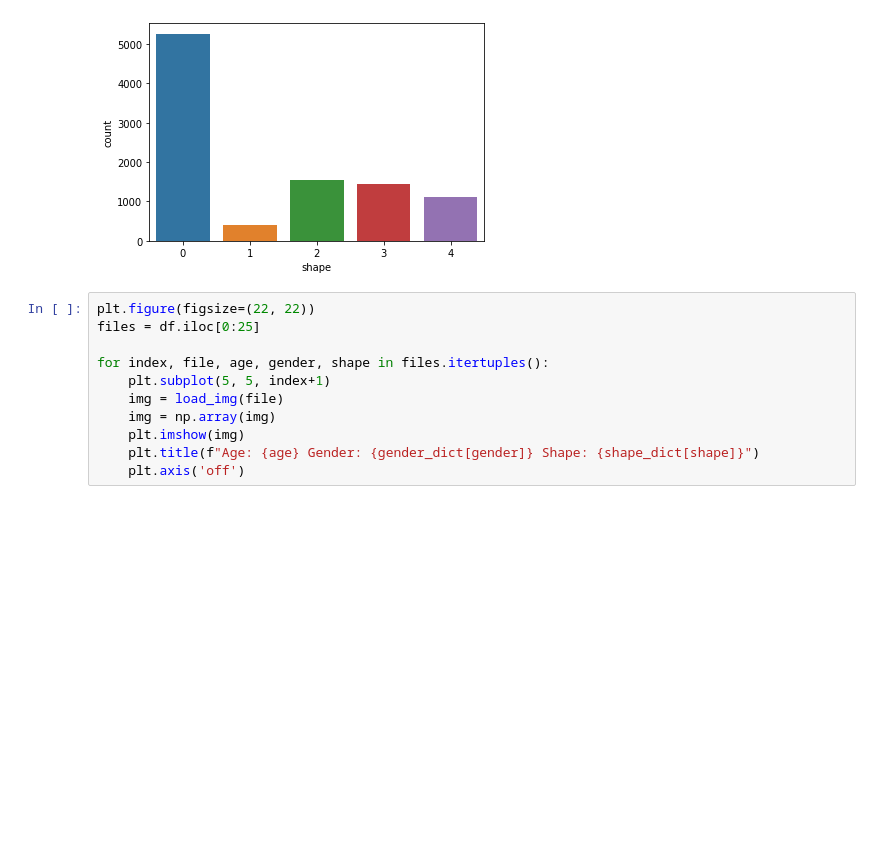
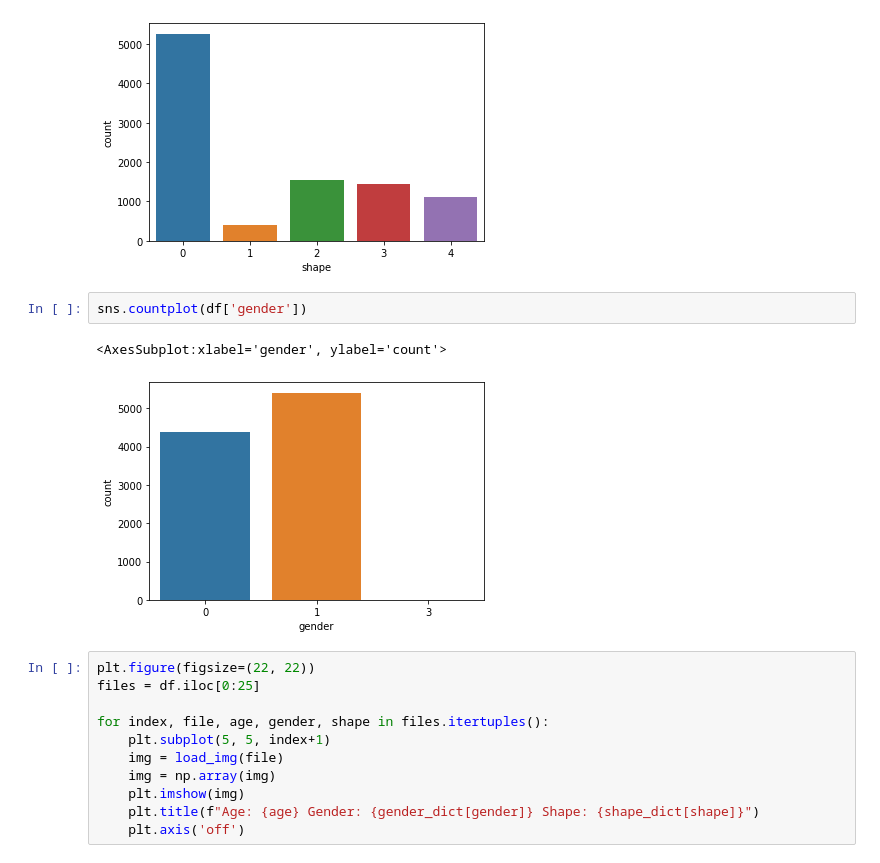
Before and after one commit to Kisame2510/Gender_Age_Shape_of_Face_Recognition, a Jupyter notebook: FaceShape_Gender_Age.ipynb, the cells around one changed output. Cells and saved outputs as stored; diff of their text form; blank space fills up the shorter version.

```diff
--- a/FaceShape_Gender_Age.ipynb
+++ b/FaceShape_Gender_Age.ipynb
@@ -70,6 +70,11 @@ sns.countplot(df['shape'])
 # %% [output]
 <AxesSubplot:xlabel='shape', ylabel='count'>
 [figure]
+# %%
+sns.countplot(df['gender'])
+# %% [output]
+<AxesSubplot:xlabel='gender', ylabel='count'>
+[figure, added]
 # %%
 plt.figure(figsize=(22, 22))
 files = df.iloc[0:25]
```
Also changed, not shown: parts of 2 cells of this notebook, 1 other file.
